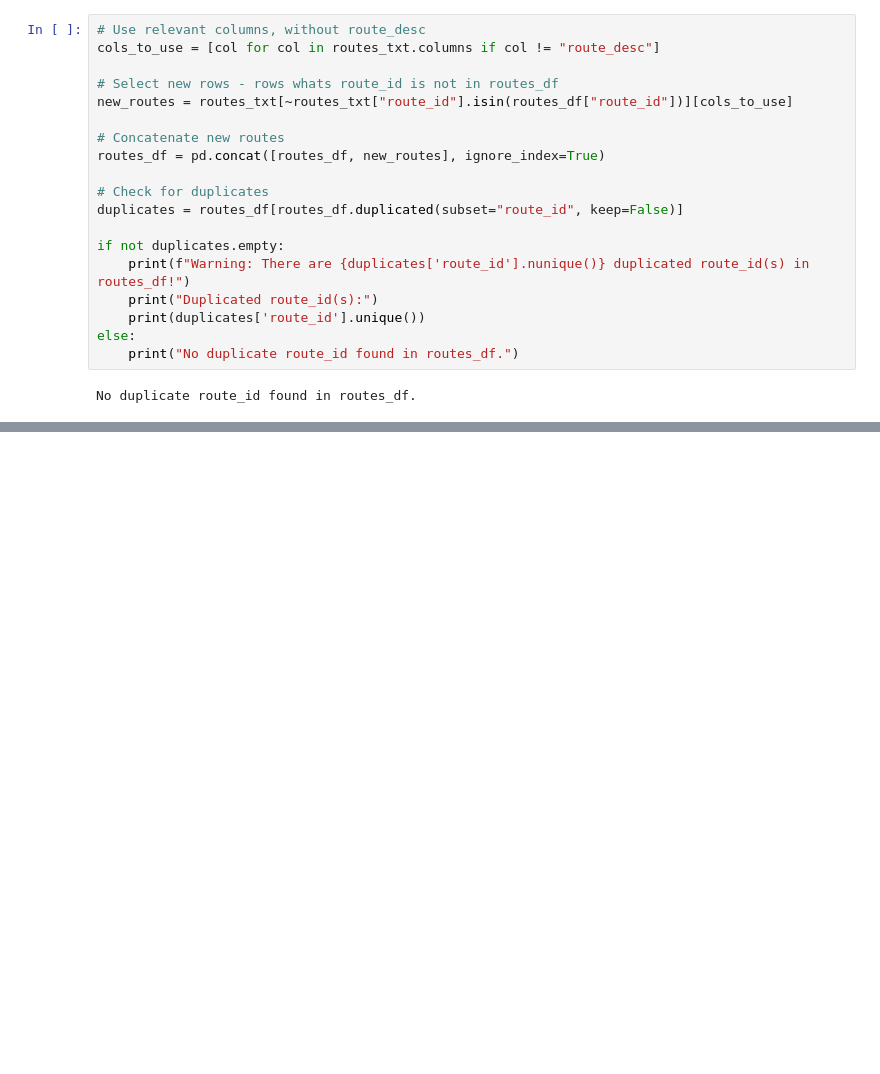
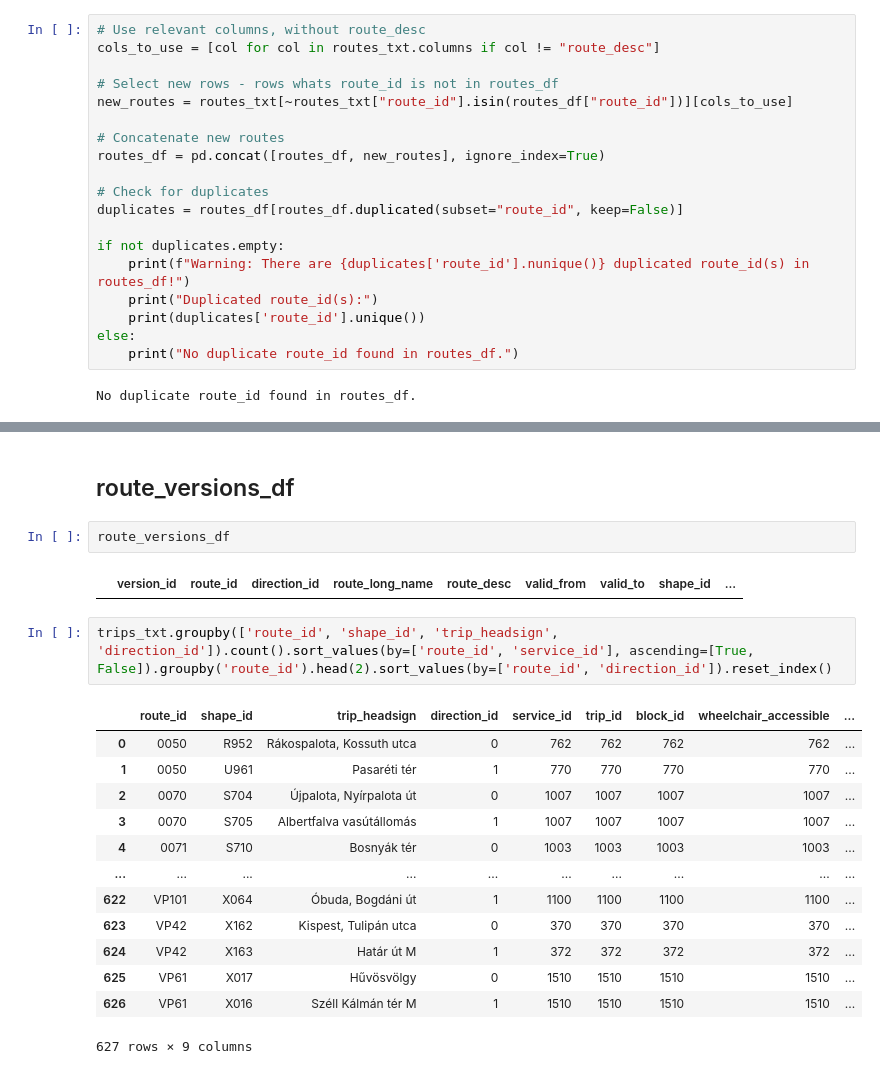
Before and after one commit to urbanicsandras/budapest_time_travel, a Jupyter notebook: notebooks/preprocessing_v02.ipynb, the cells around one changed output, grey strips where cells are left out. Cells and saved outputs as stored; diff of their text form; blank space fills up the shorter version.

```diff
--- a/notebooks/preprocessing_v02.ipynb
+++ b/notebooks/preprocessing_v02.ipynb
@@ -100,0 +106,22 @@ routes_df
+# %% [markdown]
+## route_versions_df
+# %%
+route_versions_df
+# %% [output]
+|  | version_id | route_id | direction_id | route_long_name | route_desc | valid_from | valid_to | shape_id | ... |
+# %%
+trips_txt.groupby(['route_id', 'shape_id', 'trip_headsign', 'direction_id']).count().sort_values(by=['route_id', 'service_id'], ascending=[True, False]).groupby('route_id').head(2).sort_values(by=['route_id', 'direction_id']).reset_index()
+# %% [output]
+|  | route_id | shape_id | trip_headsign | direction_id | service_id | trip_id | block_id | wheelchair_accessible | ... |
+| 0 | 0050 | R952 | Rákospalota, Kossuth utca | 0 | 762 | 762 | 762 | 762 | ... |
+| 1 | 0050 | U961 | Pasaréti tér | 1 | 770 | 770 | 770 | 770 | ... |
+| 2 | 0070 | S704 | Újpalota, Nyírpalota út | 0 | 1007 | 1007 | 1007 | 1007 | ... |
+| 3 | 0070 | S705 | Albertfalva vasútállomás | 1 | 1007 | 1007 | 1007 | 1007 | ... |
+| 4 | 0071 | S710 | Bosnyák tér | 0 | 1003 | 1003 | 1003 | 1003 | ... |
+| ... | ... | ... | ... | ... | ... | ... | ... | ... | ... |
+| 622 | VP101 | X064 | Óbuda, Bogdáni út | 1 | 1100 | 1100 | 1100 | 1100 | ... |
+| 623 | VP42 | X162 | Kispest, Tulipán utca | 0 | 370 | 370 | 370 | 370 | ... |
+| 624 | VP42 | X163 | Határ út M | 1 | 372 | 372 | 372 | 372 | ... |
+| 625 | VP61 | X017 | Hűvösvölgy | 0 | 1510 | 1510 | 1510 | 1510 | ... |
+| 626 | VP61 | X016 | Széll Kálmán tér M | 1 | 1510 | 1510 | 1510 | 1510 | ... |
+627 rows × 9 columns
```
Also changed, not shown: parts of 10 cells of this notebook, 3 other files.
